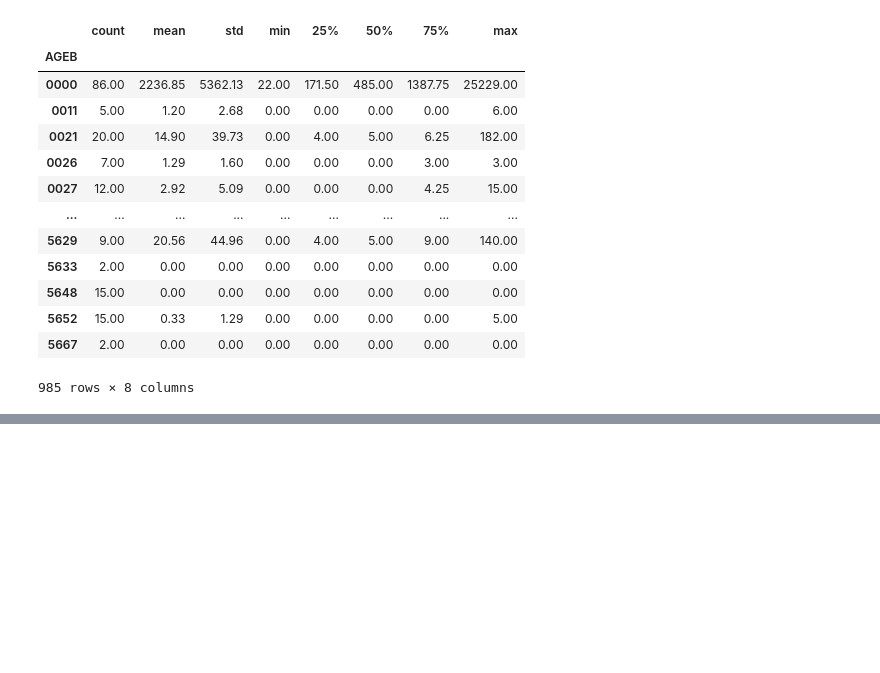
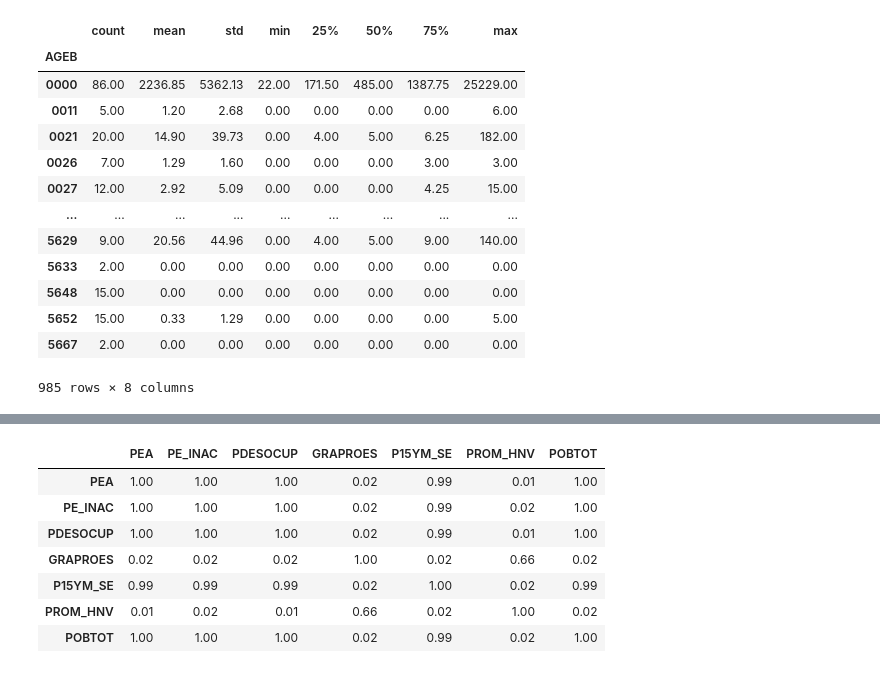
Before and after one commit to Jorge9555/Mexico-Survey-Project, a Jupyter notebook: INEGI_Jalisco_Survey.ipynb, the cells around one changed output, grey strips where cells are left out. Cells and saved outputs as stored; diff of their text form; code cells hidden in the pictures; blank space fills up the shorter version.

```diff
--- a/INEGI_Jalisco_Survey.ipynb
+++ b/INEGI_Jalisco_Survey.ipynb
@@ -275,0 +305,14 @@ pueblo_df.groupby(['AGEB'])['P15YM_SE'].describe()
+# %%
+
+#correlation table for the non-gender granulated columns
+pueblo_df[['PEA', 'PE_INAC','PDESOCUP','GRAPROES',
+       'P15YM_SE', 'PROM_HNV', 'POBTOT']].corr()
+# %% [output]
+|  | PEA | PE_INAC | PDESOCUP | GRAPROES | P15YM_SE | PROM_HNV | POBTOT |
+| PEA | 1.00 | 1.00 | 1.00 | 0.02 | 0.99 | 0.01 | 1.00 |
+| PE_INAC | 1.00 | 1.00 | 1.00 | 0.02 | 0.99 | 0.02 | 1.00 |
+| PDESOCUP | 1.00 | 1.00 | 1.00 | 0.02 | 0.99 | 0.01 | 1.00 |
+| GRAPROES | 0.02 | 0.02 | 0.02 | 1.00 | 0.02 | 0.66 | 0.02 |
+| P15YM_SE | 0.99 | 0.99 | 0.99 | 0.02 | 1.00 | 0.02 | 0.99 |
+| PROM_HNV | 0.01 | 0.02 | 0.01 | 0.66 | 0.02 | 1.00 | 0.02 |
+| POBTOT | 1.00 | 1.00 | 1.00 | 0.02 | 0.99 | 0.02 | 1.00 |
```
Also changed, not shown: parts of 9 cells of this notebook.
